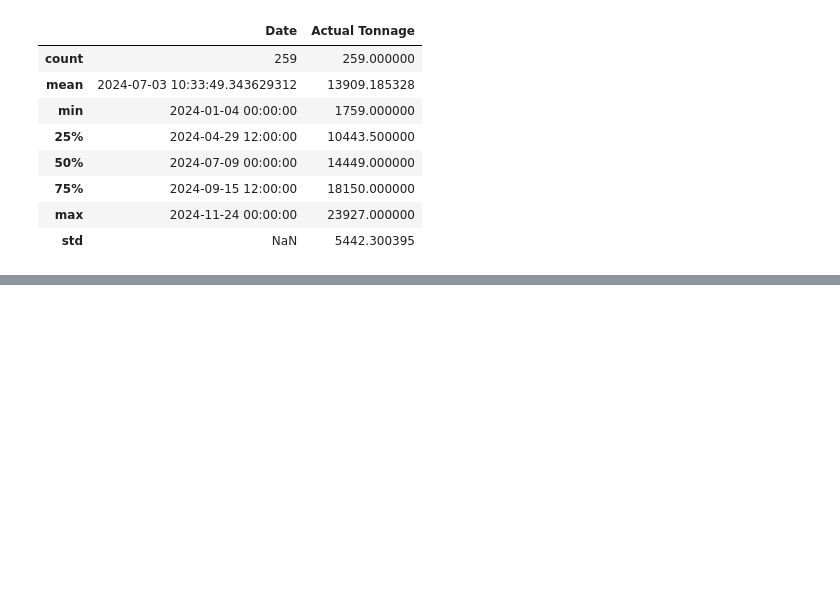
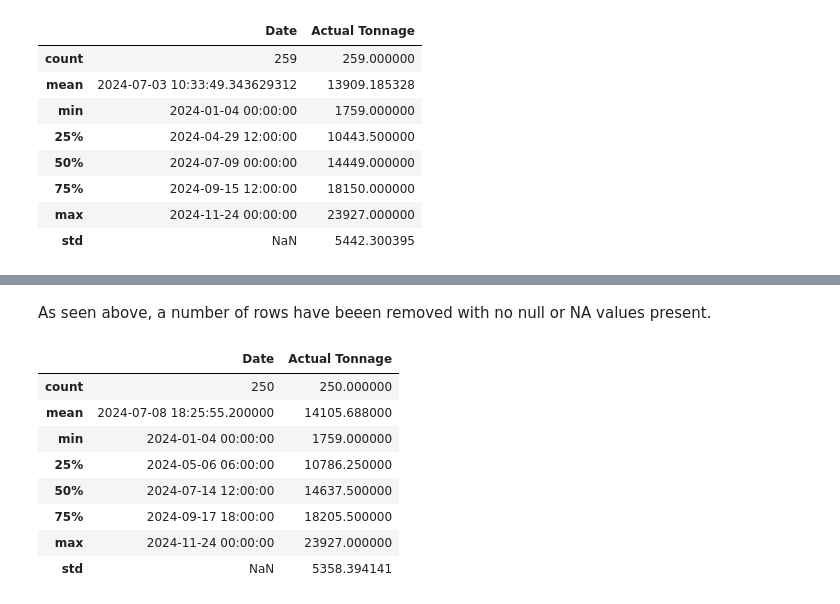
Before and after one commit to eliasforsberg/quarry-eda, a Jupyter notebook: eda.ipynb, the cells around one changed output, grey strips where cells are left out. Saved outputs shown, nothing was run; the diff lists cells and outputs as text; code cells hidden in the pictures; blank space fills up the shorter version.

```diff
--- a/eda.ipynb
+++ b/eda.ipynb
@@ -224,0 +259,14 @@ Observe general trends
+# %% [markdown]
+As seen above, a number of rows have beeen removed with no null or NA values present.
+# %%
+dfprod_cleaned.describe()
+# %% [output]
+|  | Date | Actual Tonnage |
+| count | 250 | 250.000000 |
+| mean | 2024-07-08 18:25:55.200000 | 14105.688000 |
+| min | 2024-01-04 00:00:00 | 1759.000000 |
+| 25% | 2024-05-06 06:00:00 | 10786.250000 |
+| 50% | 2024-07-14 12:00:00 | 14637.500000 |
+| 75% | 2024-09-17 18:00:00 | 18205.500000 |
+| max | 2024-11-24 00:00:00 | 23927.000000 |
+| std | NaN | 5358.394141 |
```
Also changed, not shown: parts of 16 cells of this notebook, 1 other file.
